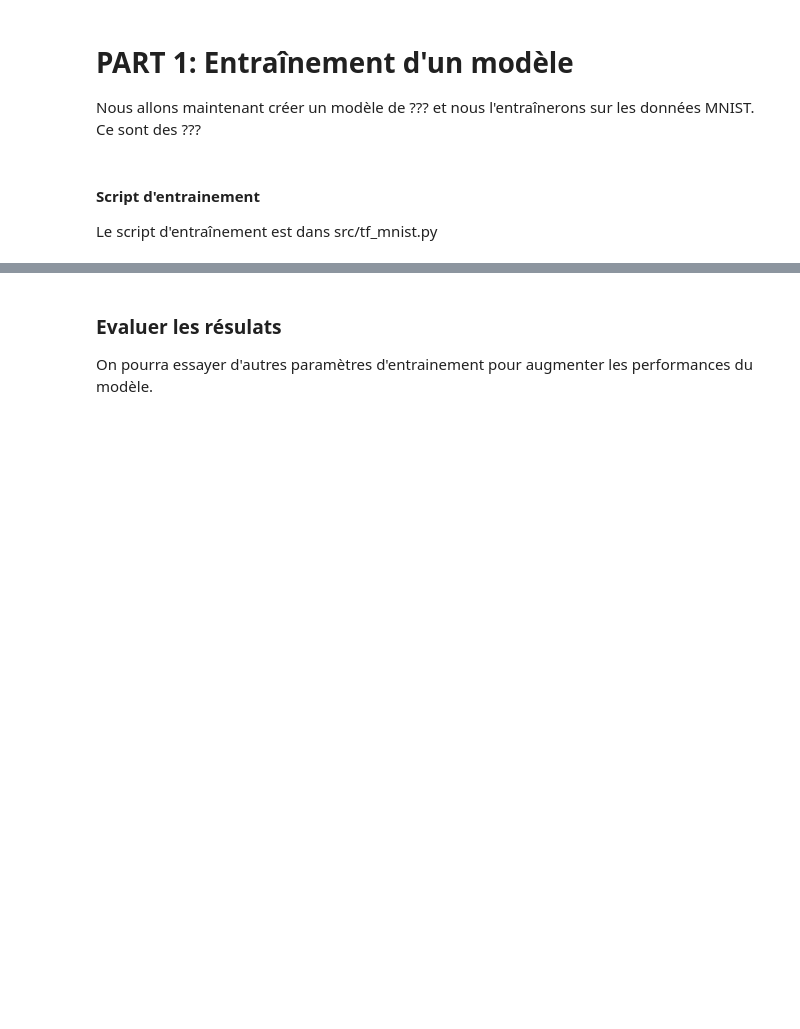
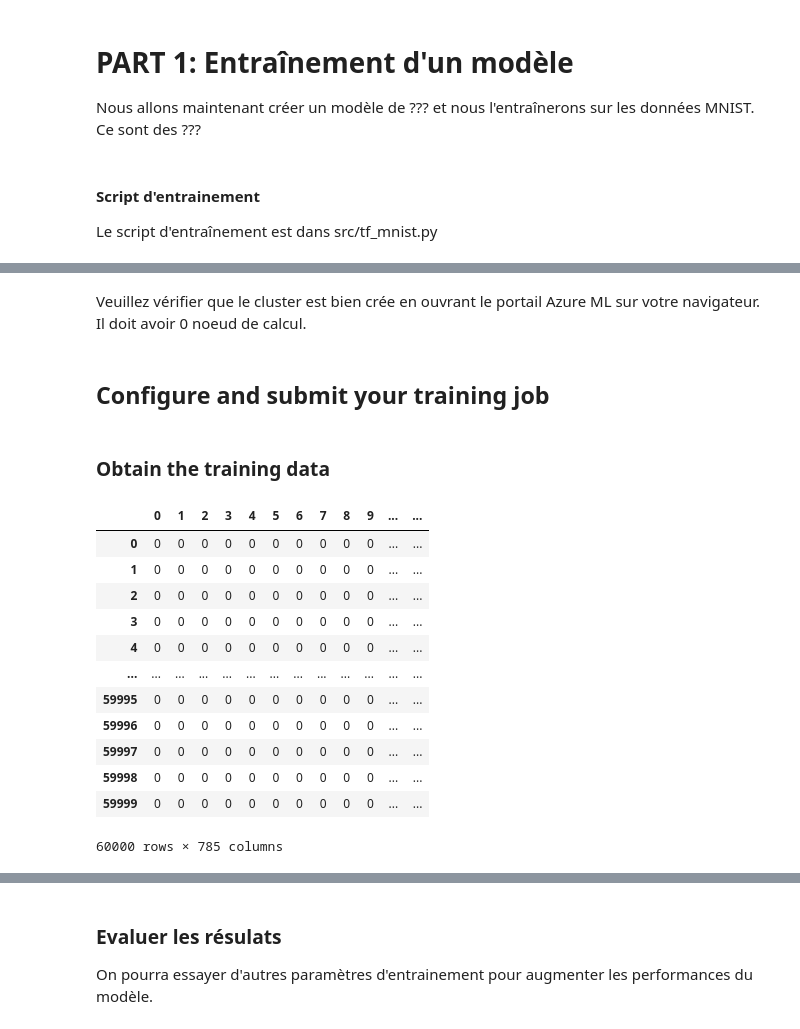
Before and after one commit to plpv/mlops-azure-course, a Jupyter notebook: labs/2_deploy-model_azure/batch_and_streaming_inference-endpoint.ipynb, the cells around one changed output, grey strips where cells are left out. Cells and saved outputs as stored; diff of their text form; code cells hidden in the pictures; blank space fills up the shorter version.

```diff
--- a/labs/2_deploy-model_azure/batch_and_streaming_inference-endpoint.ipynb
+++ b/labs/2_deploy-model_azure/batch_and_streaming_inference-endpoint.ipynb
@@ -404,0 +125,6 @@ for results_file in results_files:
+# %% [markdown]
+Veuillez vérifier que le cluster est bien crée en ouvrant le portail Azure ML sur votre navigateur. Il doit avoir 0 noeud de calcul.
+# %% [markdown]
+## Configure and submit your training job
+# %% [markdown]
+### Obtain the training data
@@ -404,0 +134,22 @@ for results_file in results_files:
+# %%
+import pandas as pd
+
+# Flatten 28x28 images to 784 columns
+mnist_df = pd.DataFrame(X_train.reshape(X_train.shape[0], -1))
+mnist_df['label'] = y_train
+# %%
+mnist_df
+# %% [output]
+|  | 0 | 1 | 2 | 3 | 4 | 5 | 6 | 7 | 8 | 9 | ... | ... |
+| 0 | 0 | 0 | 0 | 0 | 0 | 0 | 0 | 0 | 0 | 0 | ... | ... |
+| 1 | 0 | 0 | 0 | 0 | 0 | 0 | 0 | 0 | 0 | 0 | ... | ... |
+| 2 | 0 | 0 | 0 | 0 | 0 | 0 | 0 | 0 | 0 | 0 | ... | ... |
+| 3 | 0 | 0 | 0 | 0 | 0 | 0 | 0 | 0 | 0 | 0 | ... | ... |
+| 4 | 0 | 0 | 0 | 0 | 0 | 0 | 0 | 0 | 0 | 0 | ... | ... |
+| ... | ... | ... | ... | ... | ... | ... | ... | ... | ... | ... | ... | ... |
+| 59995 | 0 | 0 | 0 | 0 | 0 | 0 | 0 | 0 | 0 | 0 | ... | ... |
+| 59996 | 0 | 0 | 0 | 0 | 0 | 0 | 0 | 0 | 0 | 0 | ... | ... |
+| 59997 | 0 | 0 | 0 | 0 | 0 | 0 | 0 | 0 | 0 | 0 | ... | ... |
+| 59998 | 0 | 0 | 0 | 0 | 0 | 0 | 0 | 0 | 0 | 0 | ... | ... |
+| 59999 | 0 | 0 | 0 | 0 | 0 | 0 | 0 | 0 | 0 | 0 | ... | ... |
+60000 rows × 785 columns
```
Also changed, not shown: parts of 110 cells of this notebook, 14 other files.
